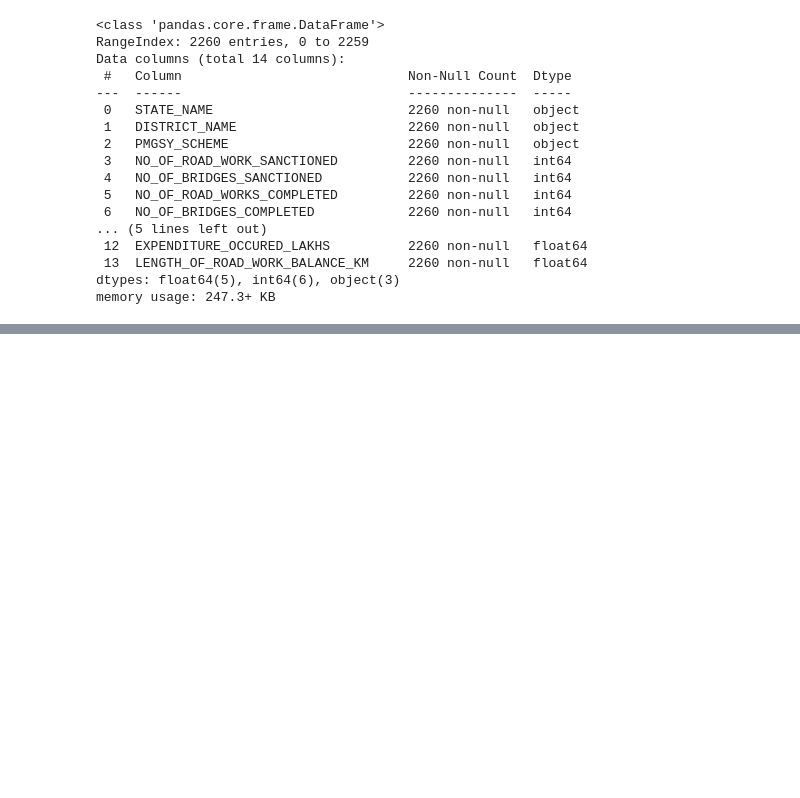
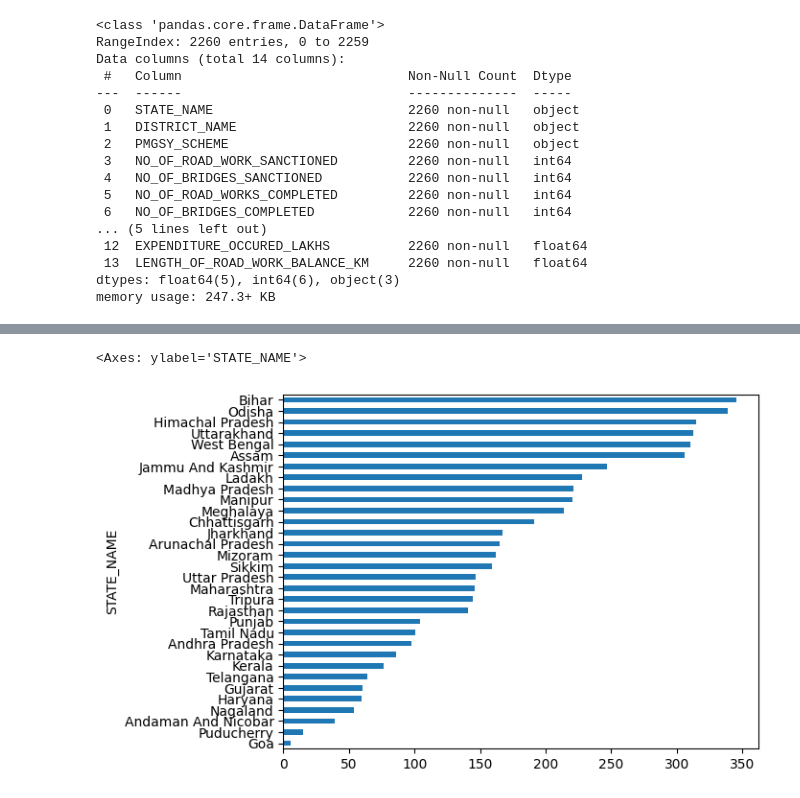
Before and after one commit to gauravgulia26/DataScience_Toolkit, a Jupyter notebook: libraries/pandas/pandas_day4.ipynb, the cells around one changed output, grey strips where cells are left out. Drawn from its saved outputs; the diff is of its cells as text; code cells hidden in the pictures; blank space fills up the shorter version.

```diff
--- a/libraries/pandas/pandas_day4.ipynb
+++ b/libraries/pandas/pandas_day4.ipynb
@@ -91,5 +92,3 @@ num.describe()
 | 50% | 19.000000 | 0.000000 | 14.000000 | 0.000000 | ... |
 | 75% | 88.000000 | 4.000000 | 84.000000 | 3.000000 | ... |
 | max | 1263.000000 | 220.000000 | 1263.000000 | 209.000000 | ... |
-# %%
-df["DATE"] = pd.to_datetime(df["DATE"])
@@ -113,6 +106,0 @@ Name: DATE, Length: 5526, dtype: datetime64[ns]
-# %%
-df["year"] = df["DATE"].dt.year
-# %%
-df["Day_name"] = df["DATE"].dt.day_name()
-# %%
-df["day_name"] = df["time"].dt.day_name()
@@ -118,0 +123,7 @@ df["day_name"] = df["time"].dt.day_name()
+# %%
+df.groupby("STATE_NAME")["COST_OF_WORKS_SANCTIONED_LAKHS"].mean().sort_values(
+    ascending=True
+).plot(kind="barh")
+# %% [output]
+<Axes: ylabel='STATE_NAME'>
+[figure, added]
```
Also changed, not shown: parts of 27 cells of this notebook, 1 other file.
